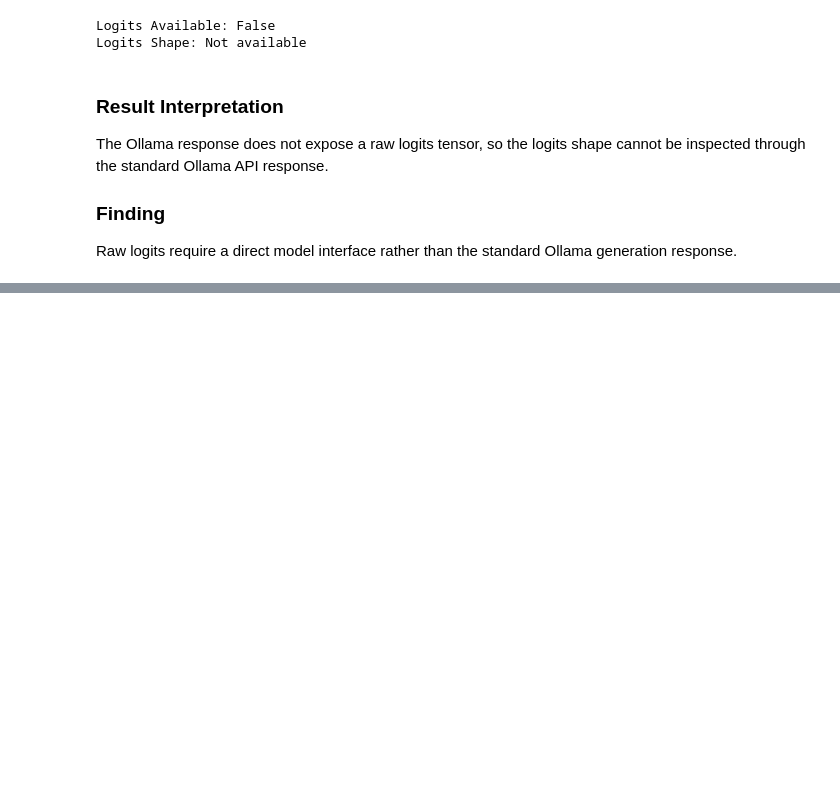
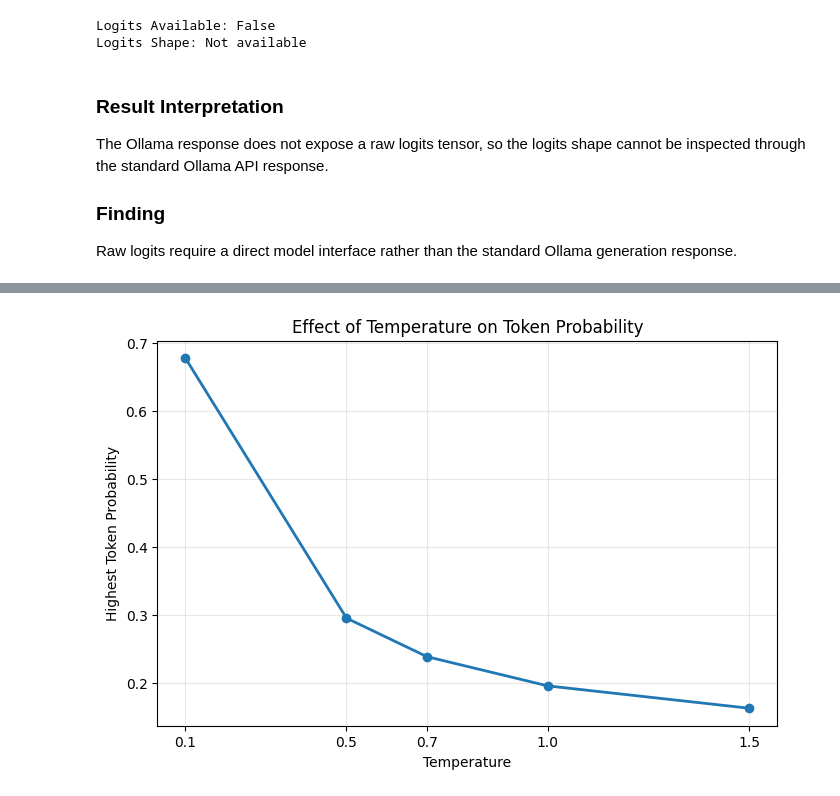
Before and after one commit to morsycoo/Local-AI-Assistant, a Jupyter notebook: notebooks/02_real_generation_and_decoding.ipynb, the cells around one changed output, grey strips where cells are left out. Saved outputs shown, nothing was run; the diff lists cells and outputs as text; code cells hidden in the pictures; blank space fills up the shorter version.

```diff
--- a/notebooks/02_real_generation_and_decoding.ipynb
+++ b/notebooks/02_real_generation_and_decoding.ipynb
@@ -551,0 +1550,19 @@ Raw logits require a direct model interface rather than the standard Ollama gene
+# %%
+import matplotlib.pyplot as plt
+
+temperatures = [0.1, 0.5, 0.7, 1.0, 1.5]
+highest_probabilities = [0.677329, 0.294854, 0.238114, 0.195146, 0.162286]
+
+plt.figure(figsize=(8, 5))
+
+plt.plot(temperatures, highest_probabilities, marker="o", linewidth=2)
+
+plt.xlabel("Temperature")
+plt.ylabel("Highest Token Probability")
+plt.title("Effect of Temperature on Token Probability")
+plt.xticks(temperatures)
+plt.grid(True, alpha=0.3)
+
+plt.show()
+# %% [output]
+[figure, added]
```
Also changed, not shown: parts of 101 cells of this notebook, 1 other file.
